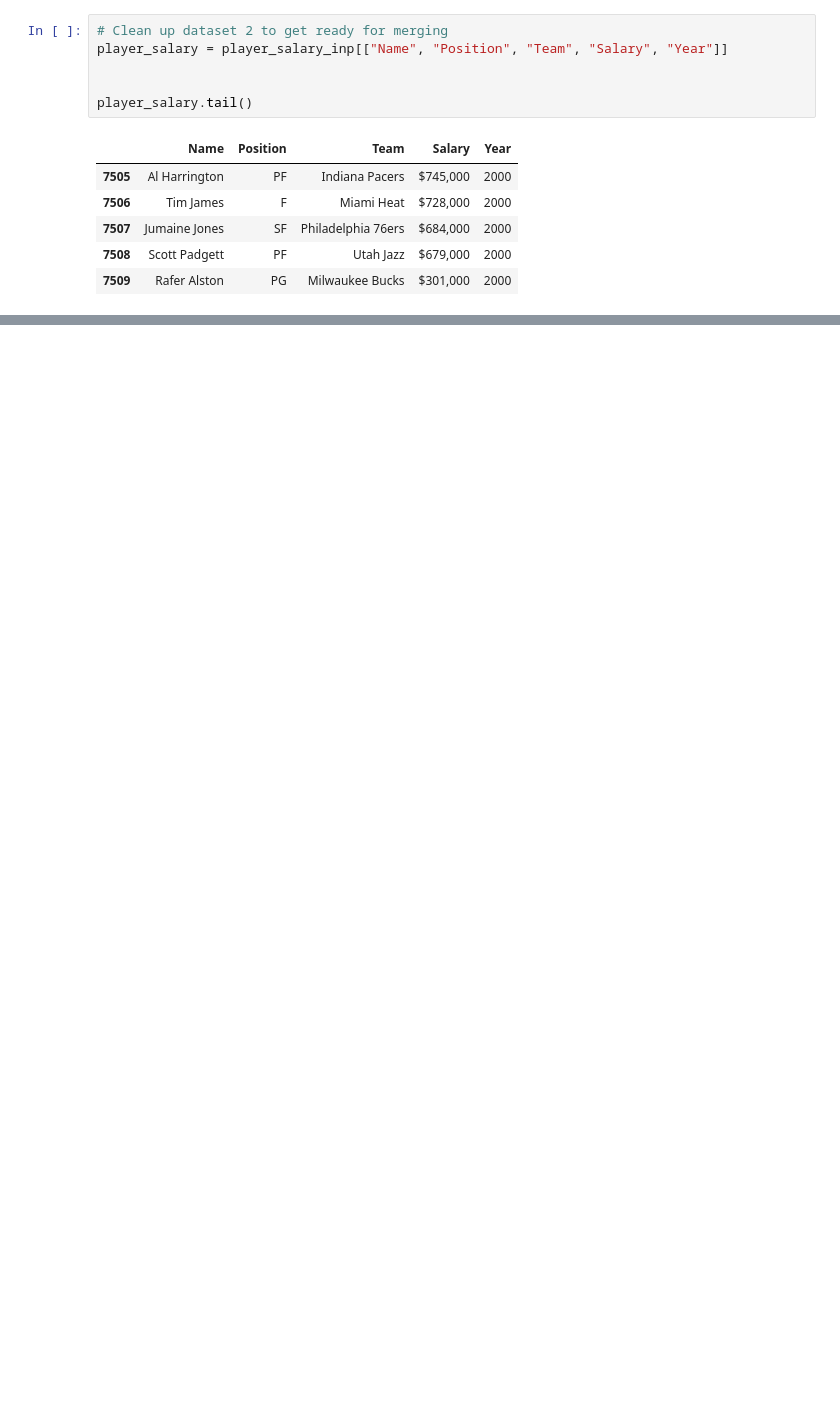
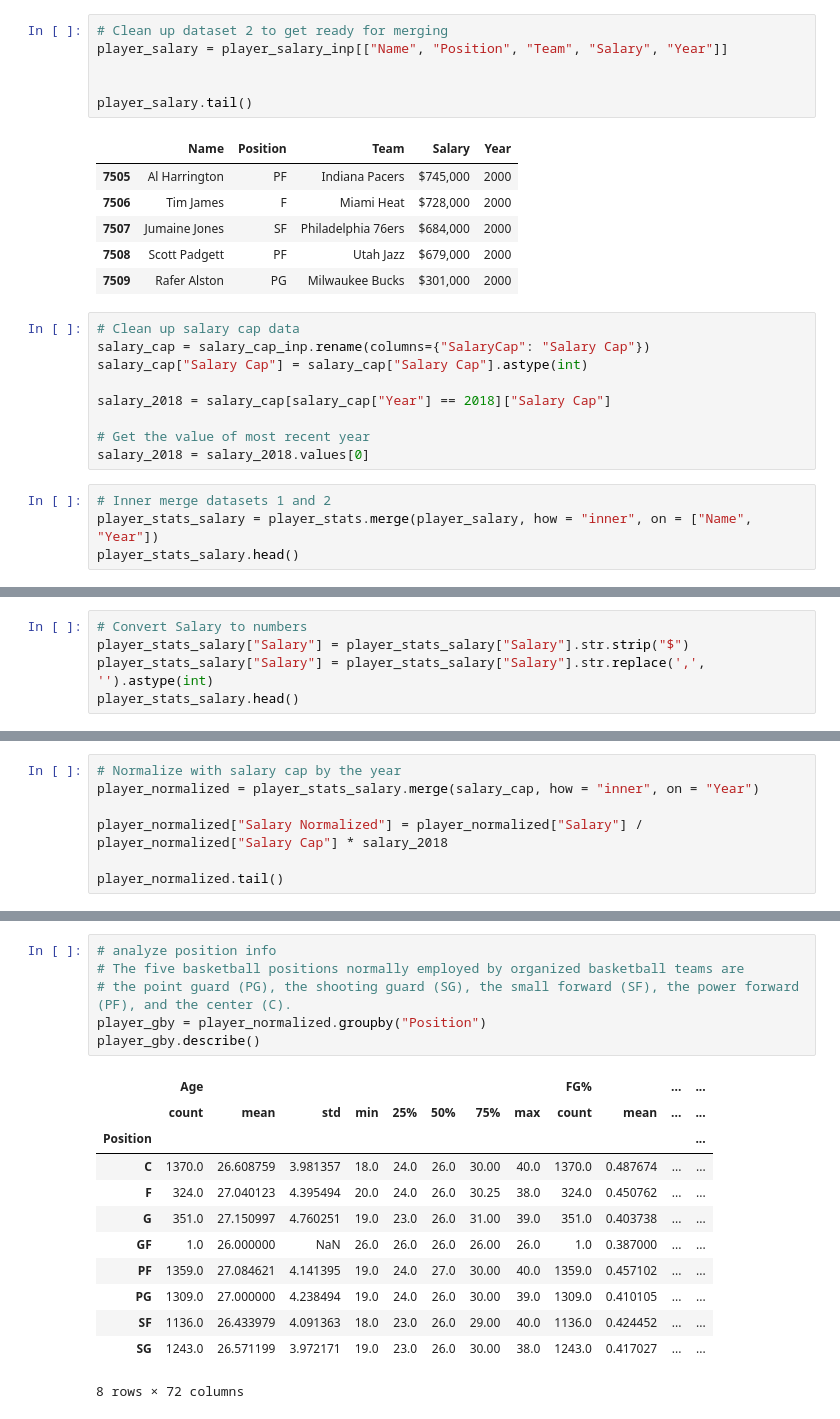
Before and after one commit to ziangzhang10/nba-players-pay-study, a Jupyter notebook: Main/Analysis.ipynb, the cells around one changed output, grey strips where cells are left out. Saved outputs shown, nothing was run; the diff lists cells and outputs as text; blank space fills up the shorter version.

```diff
--- a/Main/Analysis.ipynb
+++ b/Main/Analysis.ipynb
@@ -52,3 +57,16 @@ player_salary.tail()
 | 7507 | Jumaine Jones | SF | Philadelphia 76ers | $684,000 | 2000 |
 | 7508 | Scott Padgett | PF | Utah Jazz | $679,000 | 2000 |
 | 7509 | Rafer Alston | PG | Milwaukee Bucks | $301,000 | 2000 |
+# %%
+# Clean up salary cap data
+salary_cap = salary_cap_inp.rename(columns={"SalaryCap": "Salary Cap"})
+salary_cap["Salary Cap"] = salary_cap["Salary Cap"].astype(int)
+
+salary_2018 = salary_cap[salary_cap["Year"] == 2018]["Salary Cap"]
+
+# Get the value of most recent year
+salary_2018 = salary_2018.values[0]
+# %%
+# Inner merge datasets 1 and 2
+player_stats_salary = player_stats.merge(player_salary, how = "inner", on = ["Name", "Year"])
+player_stats_salary.head()
@@ -54,0 +80,5 @@ player_salary.tail()
+# %%
+# Convert Salary to numbers
+player_stats_salary["Salary"] = player_stats_salary["Salary"].str.strip("$")
+player_stats_salary["Salary"] = player_stats_salary["Salary"].str.replace(',', '').astype(int)
+player_stats_salary.head()
@@ -54,0 +92,7 @@ player_salary.tail()
+# %%
+# Normalize with salary cap by the year
+player_normalized = player_stats_salary.merge(salary_cap, how = "inner", on = "Year")
+
+player_normalized["Salary Normalized"] = player_normalized["Salary"] / player_normalized["Salary Cap"] * salary_2018
+
+player_normalized.tail()
@@ -54,0 +106,19 @@ player_salary.tail()
+# %%
+# analyze position info
+# The five basketball positions normally employed by organized basketball teams are
+# the point guard (PG), the shooting guard (SG), the small forward (SF), the power forward (PF), and the center (C).
+player_gby = player_normalized.groupby("Position")
+player_gby.describe()
+# %% [output]
+|  | Age |  |  |  |  |  |  |  | FG% |  | ... | ... |
+|  | count | mean | std | min | 25% | 50% | 75% | max | count | mean | ... | ... |
+| Position |  |  |  |  |  |  |  |  |  |  |  | ... |
+| C | 1370.0 | 26.608759 | 3.981357 | 18.0 | 24.0 | 26.0 | 30.00 | 40.0 | 1370.0 | 0.487674 | ... | ... |
+| F | 324.0 | 27.040123 | 4.395494 | 20.0 | 24.0 | 26.0 | 30.25 | 38.0 | 324.0 | 0.450762 | ... | ... |
+| G | 351.0 | 27.150997 | 4.760251 | 19.0 | 23.0 | 26.0 | 31.00 | 39.0 | 351.0 | 0.403738 | ... | ... |
+| GF | 1.0 | 26.000000 | NaN | 26.0 | 26.0 | 26.0 | 26.00 | 26.0 | 1.0 | 0.387000 | ... | ... |
+| PF | 1359.0 | 27.084621 | 4.141395 | 19.0 | 24.0 | 27.0 | 30.00 | 40.0 | 1359.0 | 0.457102 | ... | ... |
+| PG | 1309.0 | 27.000000 | 4.238494 | 19.0 | 24.0 | 26.0 | 30.00 | 39.0 | 1309.0 | 0.410105 | ... | ... |
+| SF | 1136.0 | 26.433979 | 4.091363 | 18.0 | 23.0 | 26.0 | 29.00 | 40.0 | 1136.0 | 0.424452 | ... | ... |
+| SG | 1243.0 | 26.571199 | 3.972171 | 19.0 | 23.0 | 26.0 | 30.00 | 38.0 | 1243.0 | 0.417027 | ... | ... |
+8 rows × 72 columns
```
Also changed, not shown: parts of 8 cells of this notebook.
